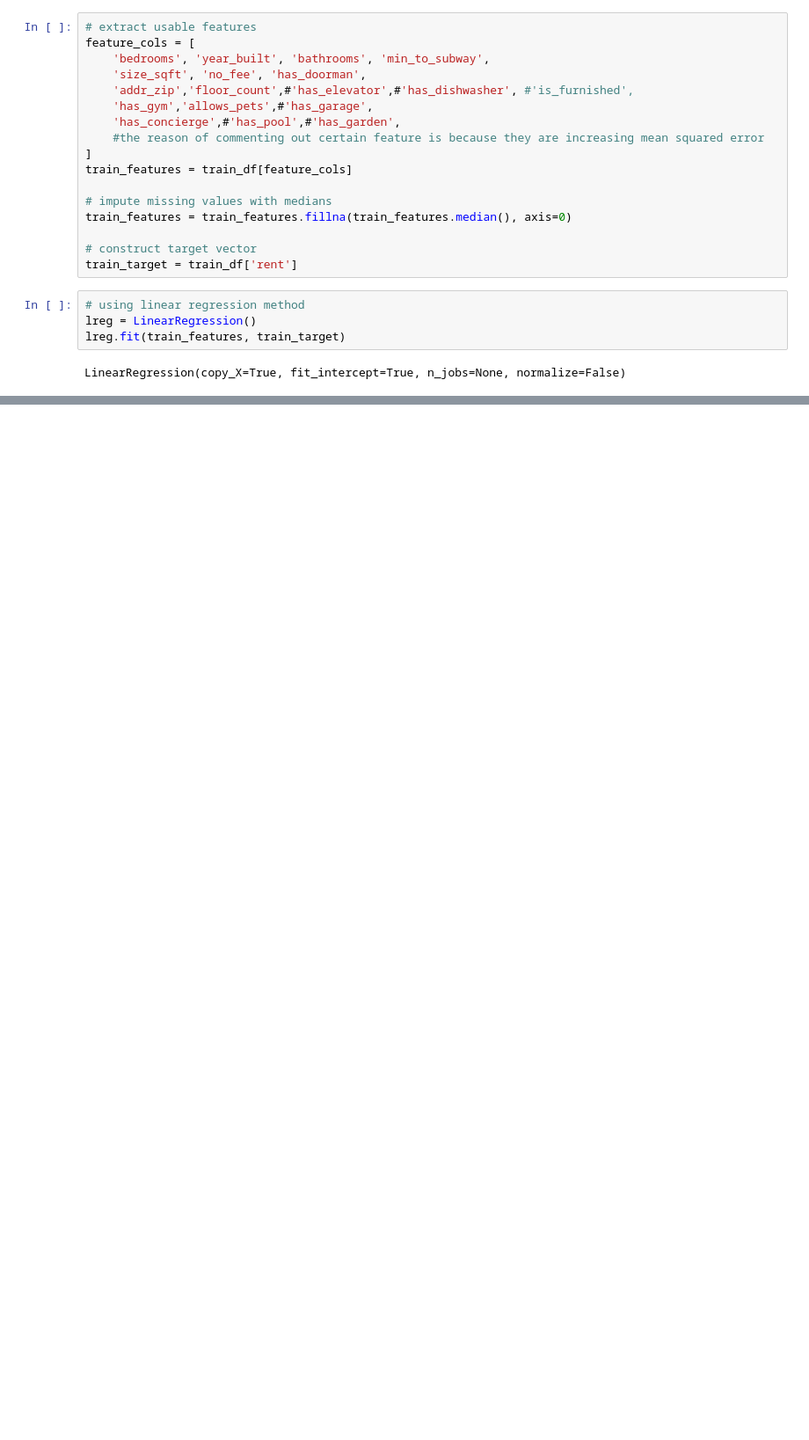
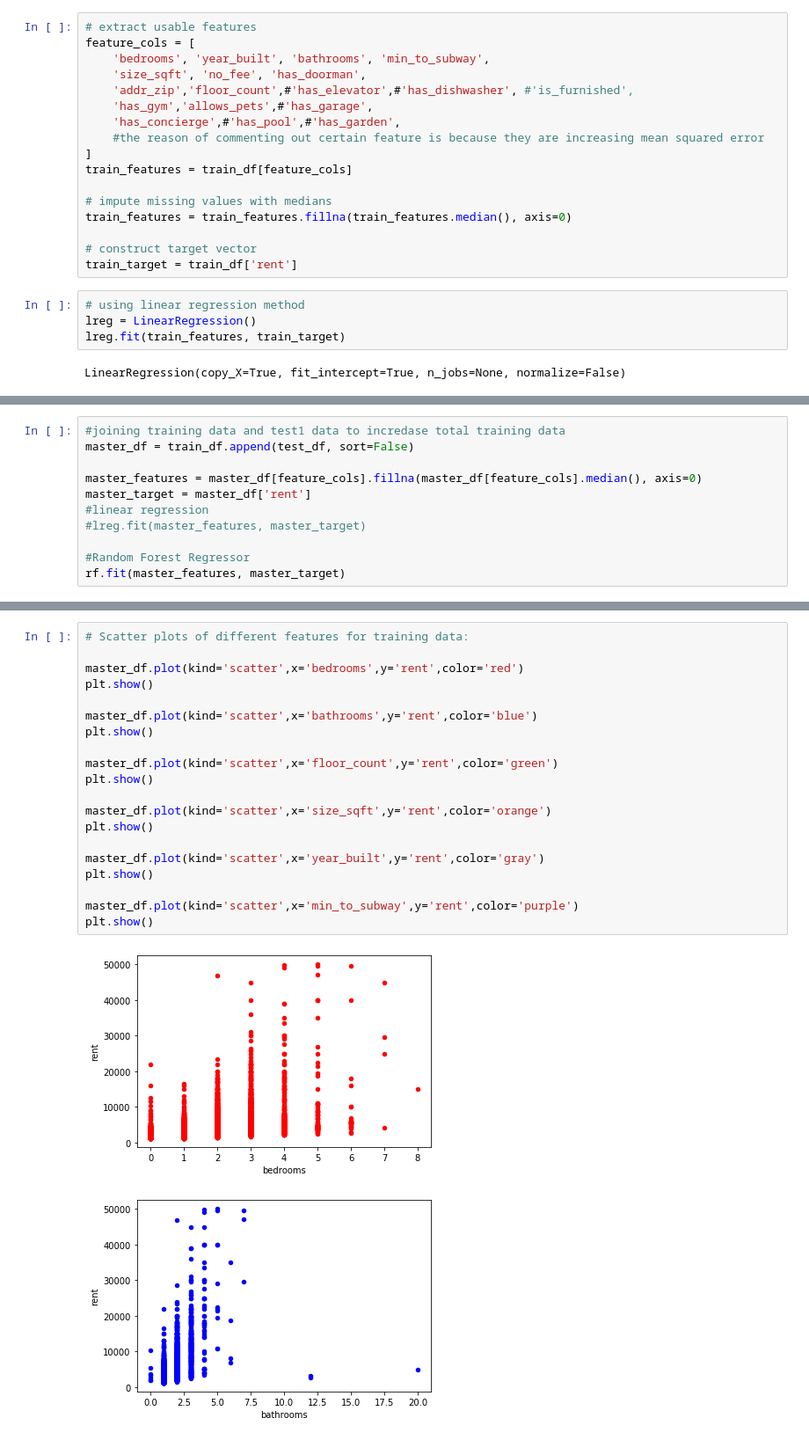
Before and after one commit to hislam000/CSC-599.70-Course-Project, a Jupyter notebook: Final_Project.ipynb, the cells around one changed output, grey strips where cells are left out. Shown at 88% size. Drawn from its saved outputs; the diff is of its cells as text; blank space fills up the shorter version.

```diff
--- a/Final_Project.ipynb
+++ b/Final_Project.ipynb
@@ -58,0 +86,11 @@ LinearRegression(copy_X=True, fit_intercept=True, n_jobs=None, normalize=False)
+# %%
+#joining training data and test1 data to incredase total training data
+master_df = train_df.append(test_df, sort=False)
+
+master_features = master_df[feature_cols].fillna(master_df[feature_cols].median(), axis=0)
+master_target = master_df['rent']
+#linear regression
+#lreg.fit(master_features, master_target)
+
+#Random Forest Regressor
+rf.fit(master_features, master_target)
@@ -58,0 +175,23 @@ LinearRegression(copy_X=True, fit_intercept=True, n_jobs=None, normalize=False)
+# %%
+# Scatter plots of different features for training data:
+
+master_df.plot(kind='scatter',x='bedrooms',y='rent',color='red')
+plt.show()
+
+master_df.plot(kind='scatter',x='bathrooms',y='rent',color='blue')
+plt.show()
+
+master_df.plot(kind='scatter',x='floor_count',y='rent',color='green')
+plt.show()
+
+master_df.plot(kind='scatter',x='size_sqft',y='rent',color='orange')
+plt.show()
+
+master_df.plot(kind='scatter',x='year_built',y='rent',color='gray')
+plt.show()
+
+master_df.plot(kind='scatter',x='min_to_subway',y='rent',color='purple')
+plt.show()
+# %% [output]
+[figure, added]
+[figure, added]
```
Also changed, not shown: parts of 14 cells of this notebook.
